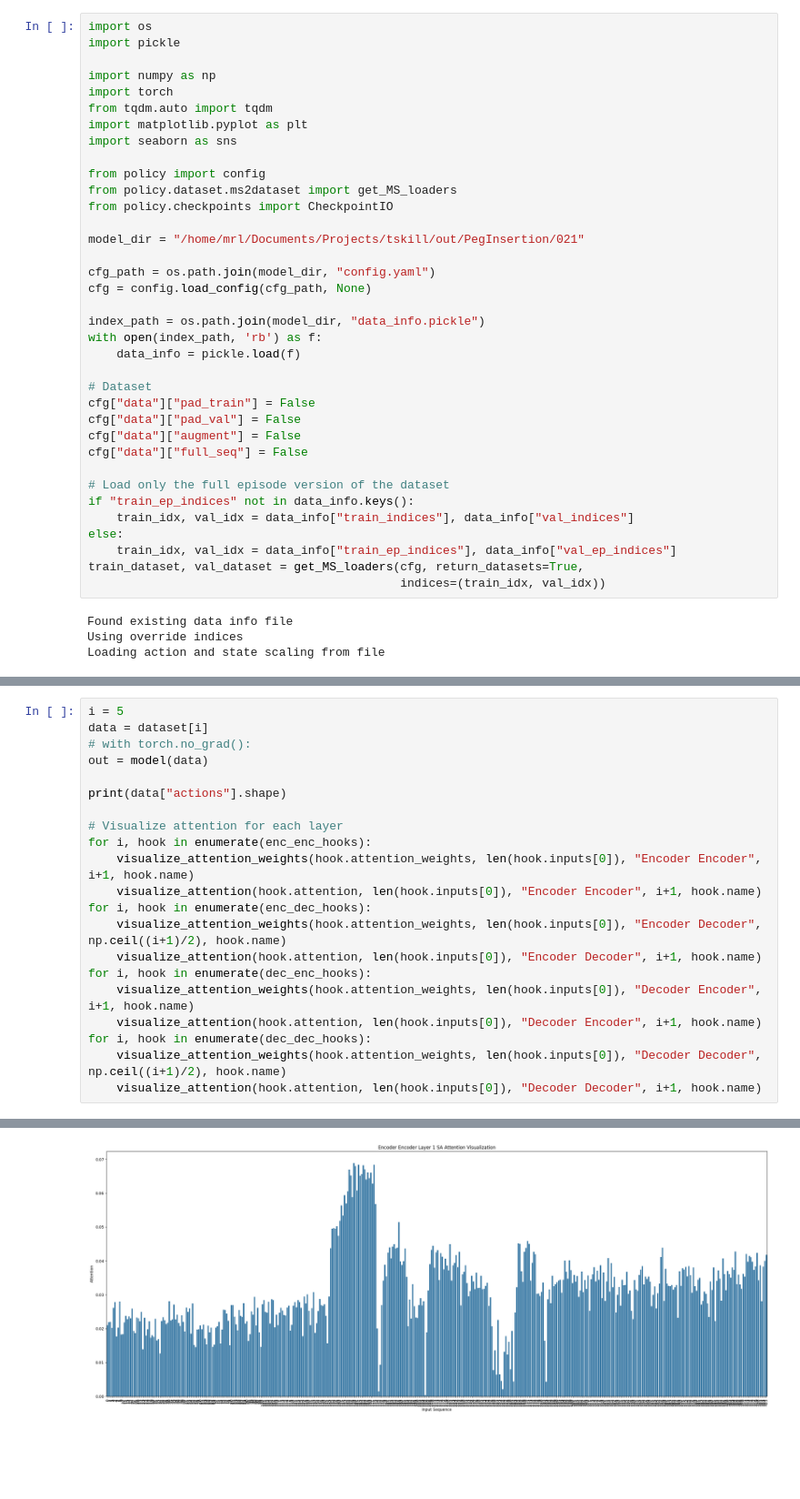
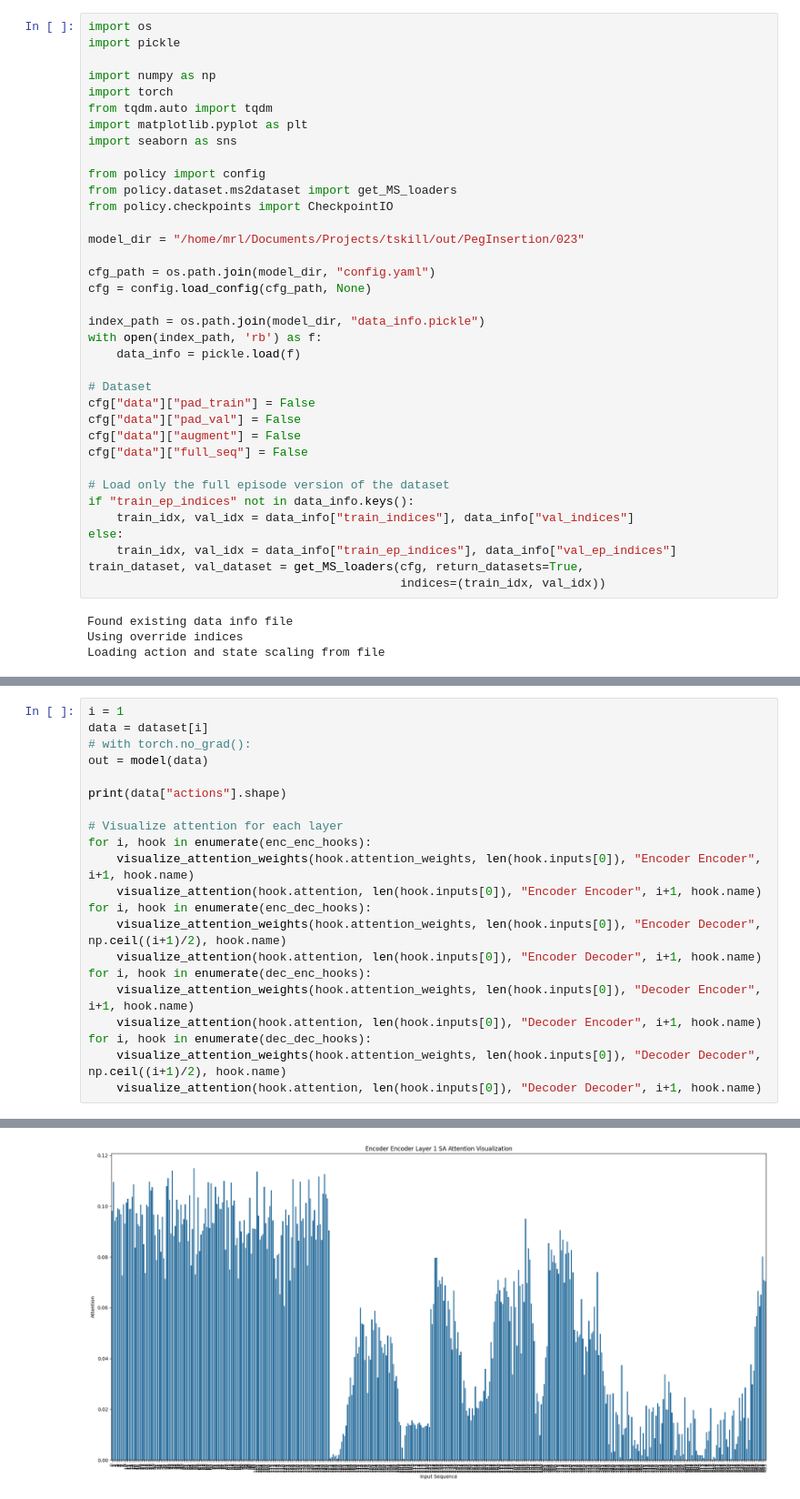
Before and after one commit to apalleiko/tskill, a Jupyter notebook: visualize_attention.ipynb, the cells around one changed output, grey strips where cells are left out. Shown at 91% size. Drawn from its saved outputs; the diff is of its cells as text; blank space fills up the shorter version.

```diff
--- a/visualize_attention.ipynb
+++ b/visualize_attention.ipynb
@@ -12,7 +12,7 @@ from policy import config
 from policy.dataset.ms2dataset import get_MS_loaders
 from policy.checkpoints import CheckpointIO
 
-model_dir = "/home/mrl/Documents/Projects/tskill/out/PegInsertion/021"
+model_dir = "/home/mrl/Documents/Projects/tskill/out/PegInsertion/023"
 
 cfg_path = os.path.join(model_dir, "config.yaml")
 cfg = config.load_config(cfg_path, None)
@@ -144,7 +143,7 @@ freezing state encoder network!
 load state dict: <All keys matched successfully>
 Using Training Dataset
 # %%
-i = 5
+i = 1
 data = dataset[i]
 # with torch.no_grad():
 out = model(data)
@@ -185 +183 @@ torch.Size([1, 142, 8])
-[figure, old version]
+[figure, new version]
```
Also changed, not shown: parts of 2 cells of this notebook, 6 other files.
